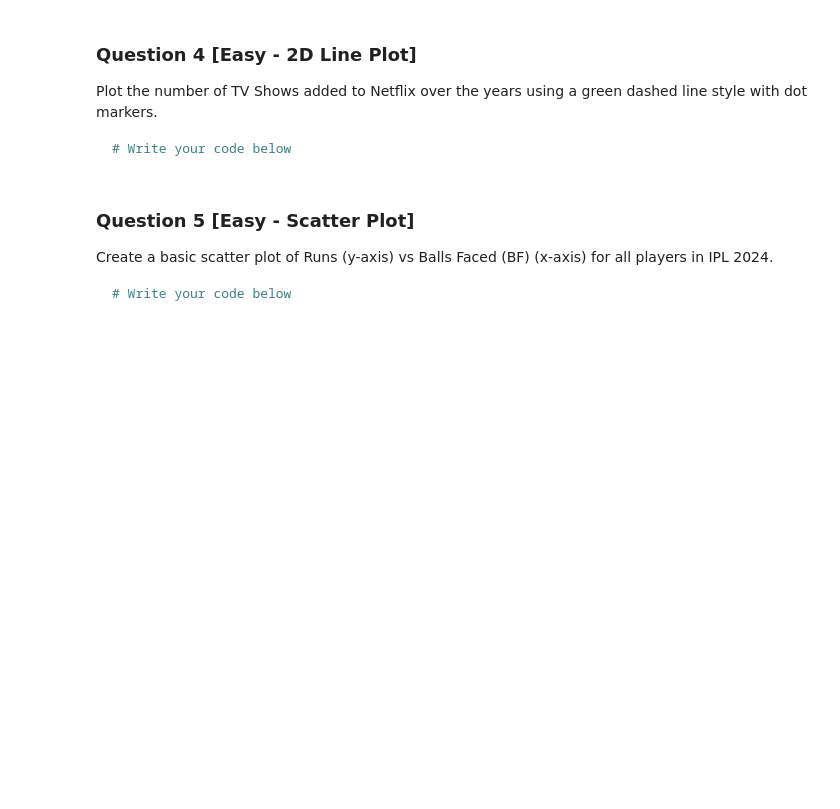
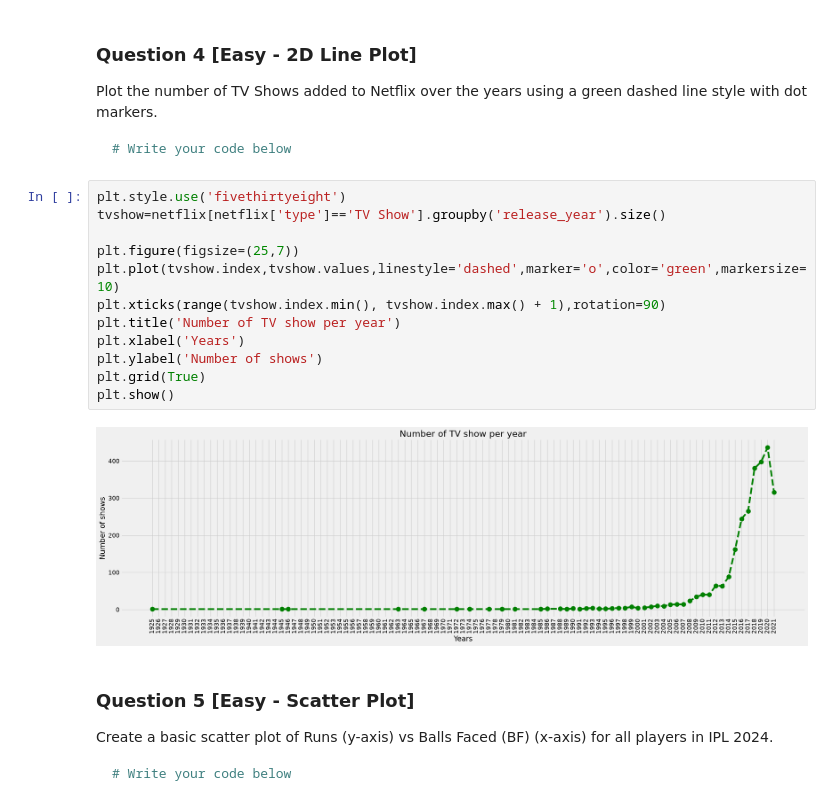
Before and after one commit to Harshit-kumar38/100-Matplotlib-Problems, a Jupyter notebook: Matplotlib_100_solutions.ipynb, the cells around one changed output. Saved outputs shown, nothing was run; the diff lists cells and outputs as text; blank space fills up the shorter version.

````diff
--- a/Matplotlib_100_solutions.ipynb
+++ b/Matplotlib_100_solutions.ipynb
@@ -60,6 +106,20 @@ Plot the number of TV Shows added to Netflix over the years using a green dashed
 ```python
 # Write your code below
 ```
+# %%
+plt.style.use('fivethirtyeight')
+tvshow=netflix[netflix['type']=='TV Show'].groupby('release_year').size()
+
+plt.figure(figsize=(25,7))
+plt.plot(tvshow.index,tvshow.values,linestyle='dashed',marker='o',color='green',markersize=10)
+plt.xticks(range(tvshow.index.min(), tvshow.index.max() + 1),rotation=90)
+plt.title('Number of TV show per year')
+plt.xlabel('Years')
+plt.ylabel('Number of shows')
+plt.grid(True)
+plt.show()
+# %% [output]
+[figure, added]
 # %% [markdown]
 ### Question 5 [Easy - Scatter Plot]
 Create a basic scatter plot of Runs (y-axis) vs Balls Faced (BF) (x-axis) for all players in IPL 2024.
````
Also changed, not shown: parts of 10 cells of this notebook.
